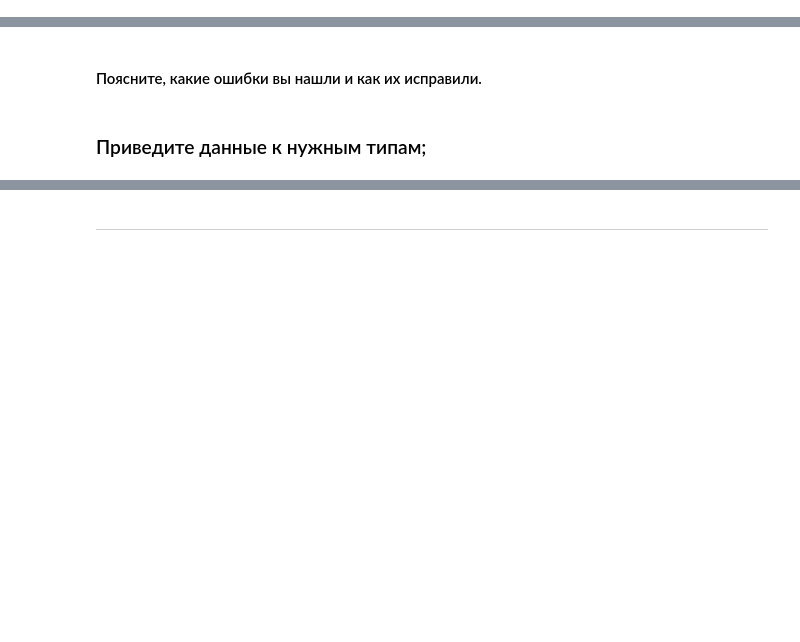
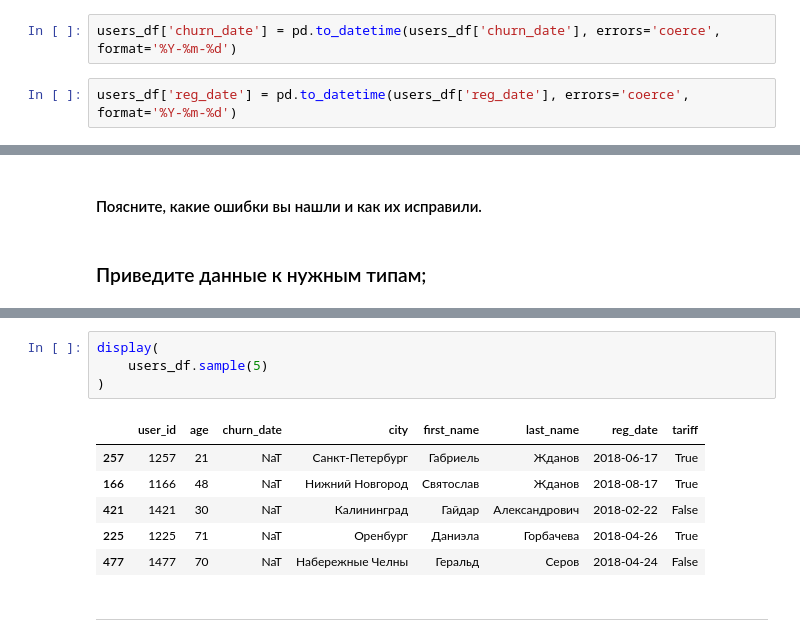
Before and after one commit to zabelin-ds/practicum, a Jupyter notebook: 04_project/megaline_00.ipynb, the cells around one changed output, grey strips where cells are left out. Drawn from its saved outputs; the diff is of its cells as text; blank space fills up the shorter version.

```diff
--- a/04_project/megaline_00.ipynb
+++ b/04_project/megaline_00.ipynb
@@ -116,2 +279,6 @@ display(
 # %% [markdown]
 ### Найдите и исправьте ошибки в данных, если они есть.
+# %%
+users_df['churn_date'] = pd.to_datetime(users_df['churn_date'], errors='coerce', format='%Y-%m-%d')
+# %%
+users_df['reg_date'] = pd.to_datetime(users_df['reg_date'], errors='coerce', format='%Y-%m-%d')
@@ -122,3 +467,14 @@ display(
+# %%
+display(
+    users_df.sample(5)
+)
+# %% [output]
+|  | user_id | age | churn_date | city | first_name | last_name | reg_date | tariff |
+| 257 | 1257 | 21 | NaT | Санкт-Петербург | Габриель | Жданов | 2018-06-17 | True |
+| 166 | 1166 | 48 | NaT | Нижний Новгород | Святослав | Жданов | 2018-08-17 | True |
+| 421 | 1421 | 30 | NaT | Калининград | Гайдар | Александрович | 2018-02-22 | False |
+| 225 | 1225 | 71 | NaT | Оренбург | Даниэла | Горбачева | 2018-04-26 | True |
+| 477 | 1477 | 70 | NaT | Набережные Челны | Геральд | Серов | 2018-04-24 | False |
 # %% [markdown]
 <hr>
 # %% [markdown]
```
Also changed, not shown: parts of 61 cells of this notebook.
